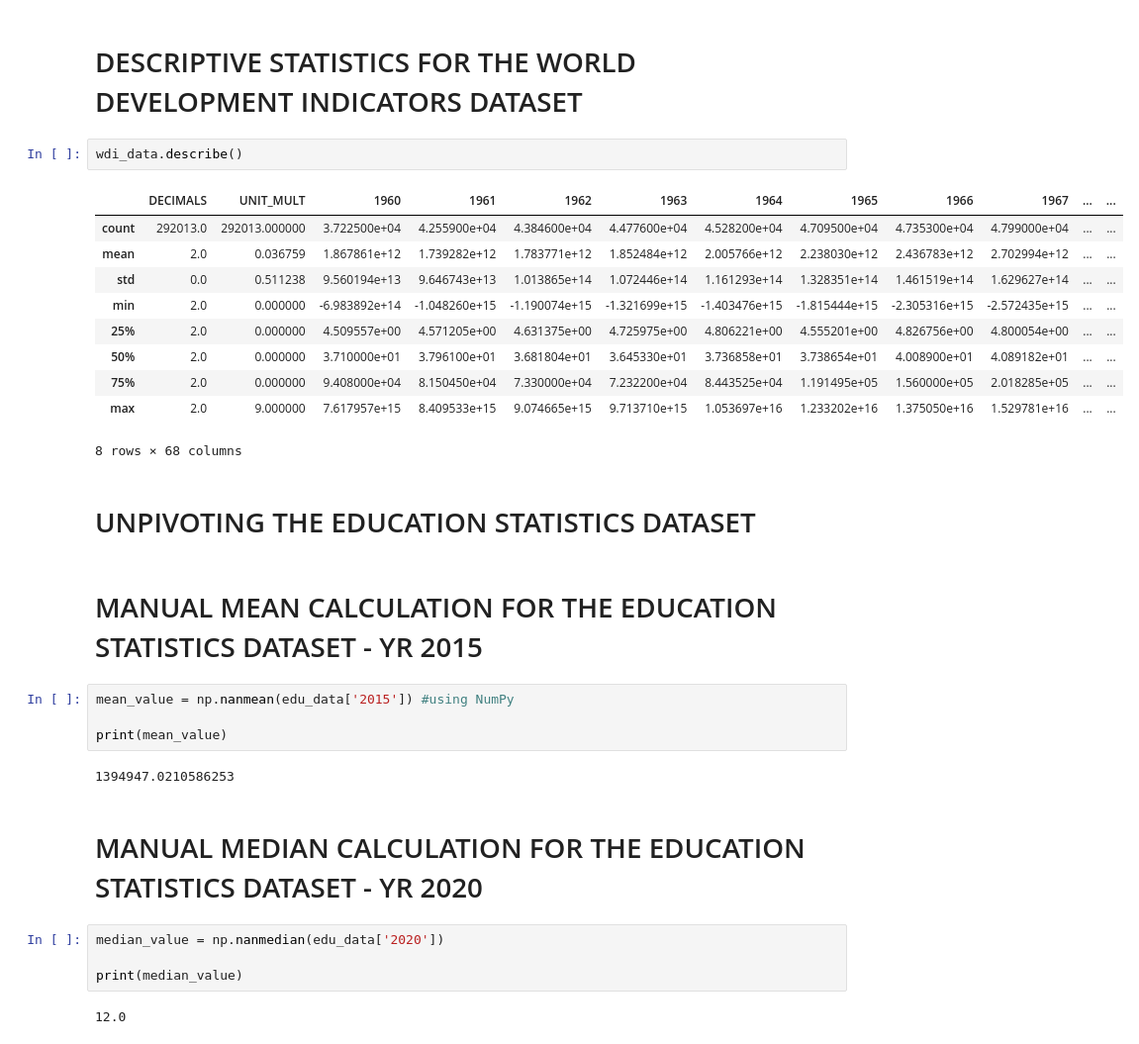
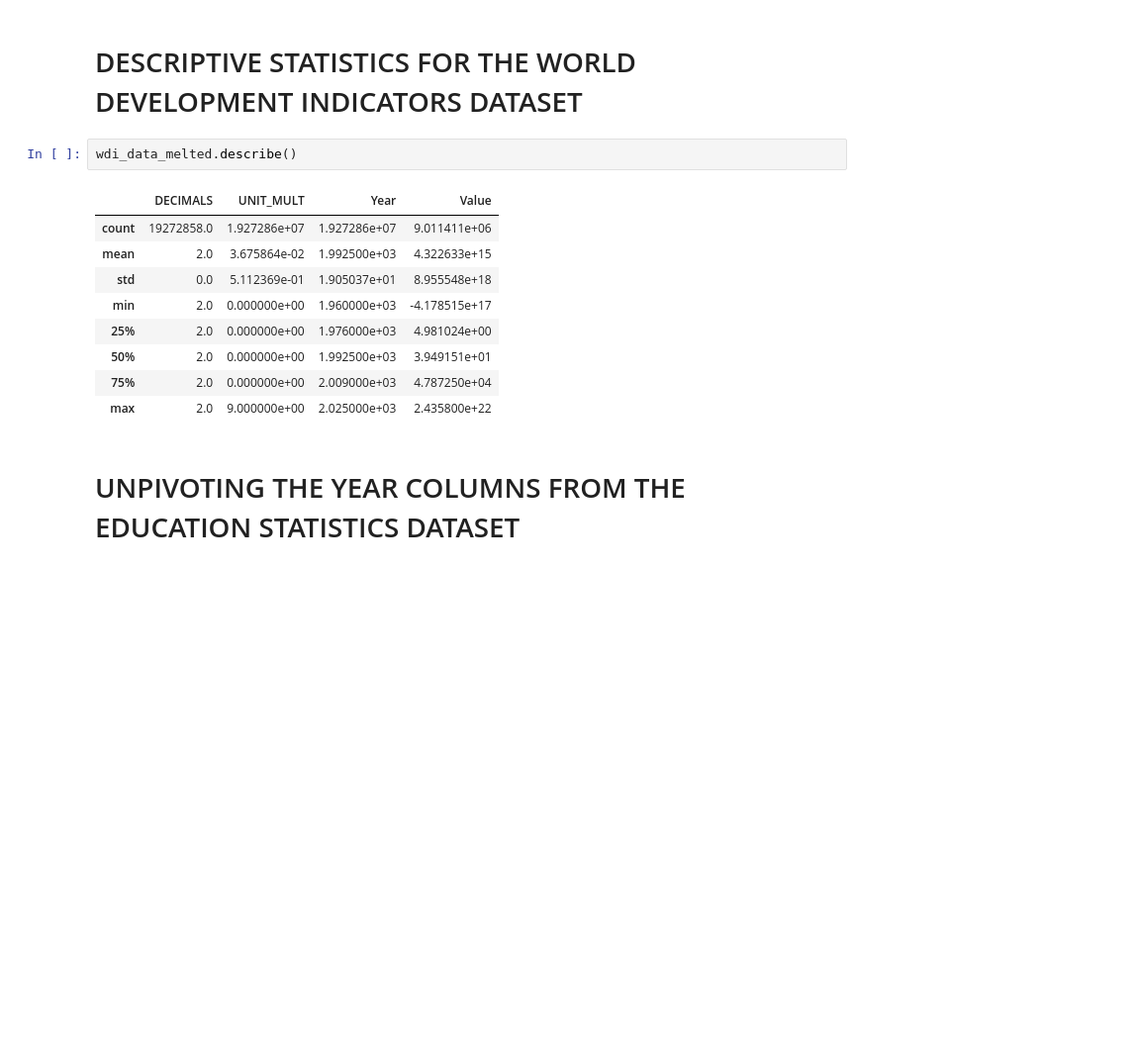
Before and after one commit to Sandile-Mzinyane/Python-World-Bank-Data-Analysis, a Jupyter notebook: Solution_Drivers.ipynb, the cells around one changed output. Shown at 99% size. Drawn from its saved outputs; the diff is of its cells as text; blank space fills up the shorter version.

```diff
--- a/Solution_Drivers.ipynb
+++ b/Solution_Drivers.ipynb
@@ -118,33 +99,16 @@ edu_data.describe()
 # %% [markdown]
 # DESCRIPTIVE STATISTICS FOR THE WORLD DEVELOPMENT INDICATORS DATASET
 # %%
-wdi_data.describe()
+wdi_data_melted.describe()
 # %% [output]
-|  | DECIMALS | UNIT_MULT | 1960 | 1961 | 1962 | 1963 | 1964 | 1965 | 1966 | 1967 | ... | ... |
-| count | 292013.0 | 292013.000000 | 3.722500e+04 | 4.255900e+04 | 4.384600e+04 | 4.477600e+04 | 4.528200e+04 | 4.709500e+04 | 4.735300e+04 | 4.799000e+04 | ... | ... |
-| mean | 2.0 | 0.036759 | 1.867861e+12 | 1.739282e+12 | 1.783771e+12 | 1.852484e+12 | 2.005766e+12 | 2.238030e+12 | 2.436783e+12 | 2.702994e+12 | ... | ... |
-| std | 0.0 | 0.511238 | 9.560194e+13 | 9.646743e+13 | 1.013865e+14 | 1.072446e+14 | 1.161293e+14 | 1.328351e+14 | 1.461519e+14 | 1.629627e+14 | ... | ... |
-| min | 2.0 | 0.000000 | -6.983892e+14 | -1.048260e+15 | -1.190074e+15 | -1.321699e+15 | -1.403476e+15 | -1.815444e+15 | -2.305316e+15 | -2.572435e+15 | ... | ... |
-| 25% | 2.0 | 0.000000 | 4.509557e+00 | 4.571205e+00 | 4.631375e+00 | 4.725975e+00 | 4.806221e+00 | 4.555201e+00 | 4.826756e+00 | 4.800054e+00 | ... | ... |
-| 50% | 2.0 | 0.000000 | 3.710000e+01 | 3.796100e+01 | 3.681804e+01 | 3.645330e+01 | 3.736858e+01 | 3.738654e+01 | 4.008900e+01 | 4.089182e+01 | ... | ... |
-| 75% | 2.0 | 0.000000 | 9.408000e+04 | 8.150450e+04 | 7.330000e+04 | 7.232200e+04 | 8.443525e+04 | 1.191495e+05 | 1.560000e+05 | 2.018285e+05 | ... | ... |
-| max | 2.0 | 9.000000 | 7.617957e+15 | 8.409533e+15 | 9.074665e+15 | 9.713710e+15 | 1.053697e+16 | 1.233202e+16 | 1.375050e+16 | 1.529781e+16 | ... | ... |
+|  | DECIMALS | UNIT_MULT | Year | Value |
+| count | 19272858.0 | 1.927286e+07 | 1.927286e+07 | 9.011411e+06 |
+| mean | 2.0 | 3.675864e-02 | 1.992500e+03 | 4.322633e+15 |
+| std | 0.0 | 5.112369e-01 | 1.905037e+01 | 8.955548e+18 |
+| min | 2.0 | 0.000000e+00 | 1.960000e+03 | -4.178515e+17 |
+| 25% | 2.0 | 0.000000e+00 | 1.976000e+03 | 4.981024e+00 |
+| 50% | 2.0 | 0.000000e+00 | 1.992500e+03 | 3.949151e+01 |
+| 75% | 2.0 | 0.000000e+00 | 2.009000e+03 | 4.787250e+04 |
+| max | 2.0 | 9.000000e+00 | 2.025000e+03 | 2.435800e+22 |
-8 rows × 68 columns
 # %% [markdown]
-# UNPIVOTING THE EDUCATION STATISTICS DATASET
+# UNPIVOTING THE YEAR COLUMNS FROM THE EDUCATION STATISTICS DATASET
-# %% [markdown]
-# MANUAL MEAN CALCULATION FOR THE EDUCATION STATISTICS DATASET - YR 2015
-# %%
-mean_value = np.nanmean(edu_data['2015']) #using NumPy
-
-print(mean_value)
-# %% [output]
-1394947.0210586253
-# %% [markdown]
-# MANUAL MEDIAN CALCULATION FOR THE EDUCATION STATISTICS DATASET - YR 2020
-# %%
-median_value = np.nanmedian(edu_data['2020'])
-
-print(median_value)
-# %% [output]
-12.0
```
Also changed, not shown: parts of 214 cells of this notebook.
